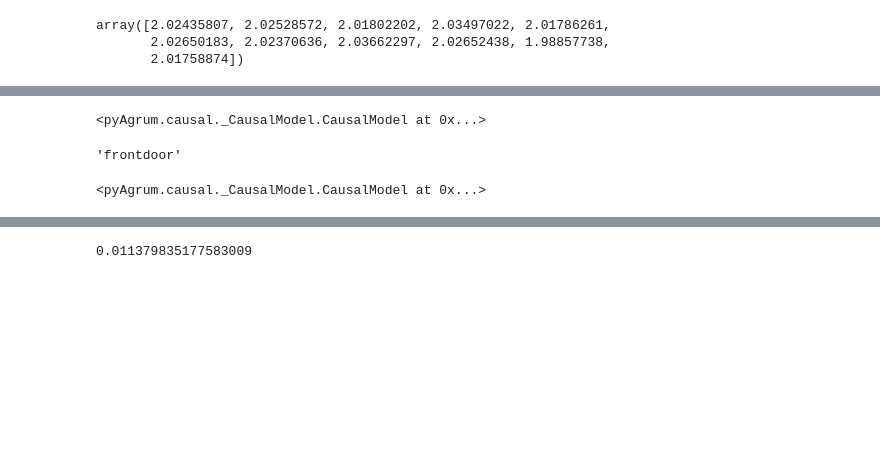
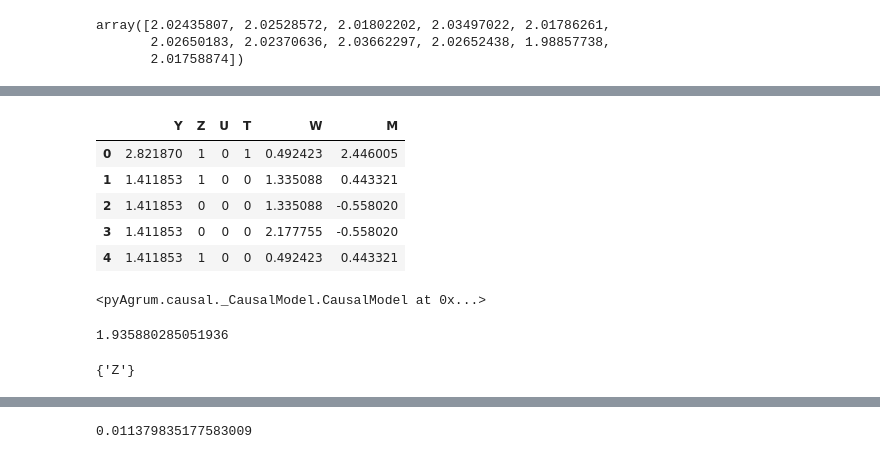
Before and after one commit to ThierryRioual/CausalEffectEstimation, a Jupyter notebook: estimation_class/estimator_test.ipynb, the cells around one changed output, grey strips where cells are left out. Saved outputs shown, nothing was run; the diff lists cells and outputs as text; code cells hidden in the pictures; blank space fills up the shorter version.

```diff
--- a/estimation_class/estimator_test.ipynb
+++ b/estimation_class/estimator_test.ipynb
@@ -214,15 +208,69 @@ bn3
-# %%
-cslbn3 = csl.CausalModel(bn3)
-cslbn3
-# %% [output]
-<pyAgrum.causal._CausalModel.CausalModel at 0x...>
+# %%
+from scipy.stats import norm, logistic
+
+disc = skbn.BNDiscretizer(defaultDiscretizationMethod="uniform")
+bn3 = disc.discretizedBN(dfFD)
+
+bn3.addArc("T", "M")
+bn3.addArc("M", "Y")
+bn3.addArc("W", "T")
+bn3.addArc("W", "Y")
+
+#bn3.addArc("U", "T")
+#bn3.addArc("U", "M")
+#bn3.addArc("U", "Y")
+bn3.addArc("Z", "T")
+
+bn3.cpt("W").fillFromDistribution(norm, loc=1, scale=1)
+#bn3.cpt("Z").fillFromDistribution(norm, loc=-1, scale=1)
+bn3.cpt("Z").fillWith([0.5, 0.5])
+
+bn3.cpt("T").fillFromDistribution(logistic, loc="-W+Z", scale=1)
+bn3.cpt("M").fillFromDistribution(norm, loc="2*T", scale=1)
+bn3.cpt("Y").fillFromFunction("M+W")
+
+gum_sample, _ = gum.generateSample(bn3, n=100000)
+
+gum_sample["T"] = gum_sample["T"].astype(int)
+gum_sample["U"] = gum_sample["U"].astype(int)
+
+gum_sample["Z"] = gum_sample["Z"].astype(int)
+#gum_sample["Z"] = gum_sample["Z"].apply(lambda x : sum([float(i) for i in x[1:-1].split(";")])/2)
+gum_sample["M"] = gum_sample["M"].apply(lambda x : sum([float(i) for i in x[1:-1].split(";")])/2)
+gum_sample["Y"] = gum_sample["Y"].apply(lambda x : sum([float(i) for i in x[1:-1].split(";")])/2)
+gum_sample["W"] = gum_sample["W"].apply(lambda x : sum([float(i) for i in x[1:-1].split(";")])/2)
+
+gum_sample.head()
+# %% [output]
+|  | Y | Z | U | T | W | M |
+| 0 | 2.821870 | 1 | 0 | 1 | 0.492423 | 2.446005 |
+| 1 | 1.411853 | 1 | 0 | 0 | 1.335088 | 0.443321 |
+| 2 | 1.411853 | 0 | 0 | 0 | 1.335088 | -0.558020 |
+| 3 | 1.411853 | 0 | 0 | 0 | 2.177755 | -0.558020 |
+| 4 | 1.411853 | 1 | 0 | 0 | 0.492423 | 0.443321 |
+# %%
+cslbn3 = csl.CausalModel(bn3)
+
+#cslbn3.eraseCausalArc("W", "T")
+#cslbn3.eraseCausalArc("W", "Y")
+
+#cslbn3.addLatentVariable("L", ("T", "Y"))
+
+cslbn3
+# %% [output]
+<pyAgrum.causal._CausalModel.CausalModel at 0x...>
+# %%
+_, c0, _ = csl.causalImpact(cm=cslbn3, doing=T, on=y, values={T:0})
+_, c1, _ = csl.causalImpact(cm=cslbn3, doing=T, on=y, values={T:1})
+diff = c1 - c0
+diff.expectedValue(lambda d : diff.variable(0).numerical(d[diff.variable(0).name()]))
+# %% [output]
+1.935880285051936
 # %%
-po = PotentialOutcomes(dfFD, csl.CausalModel(bn3))
+po = PotentialOutcomes(gum_sample, cslbn3)
+#po = PotentialOutcomes(dfFD, csl.CausalModel(bn3))
+
 po.identifyAdjustmentSet(treatment='T', outcome='Y')
-#po.adjustment = "frontdoor"
+po.w
 # %% [output]
-'frontdoor'
+{'Z'}
-# %%
-po.fitEstimator("CausalModelEstimator")
-# %% [output]
-<pyAgrum.causal._CausalModel.CausalModel at 0x...>
```
Also changed, not shown: parts of 13 cells of this notebook, 4 other files.
